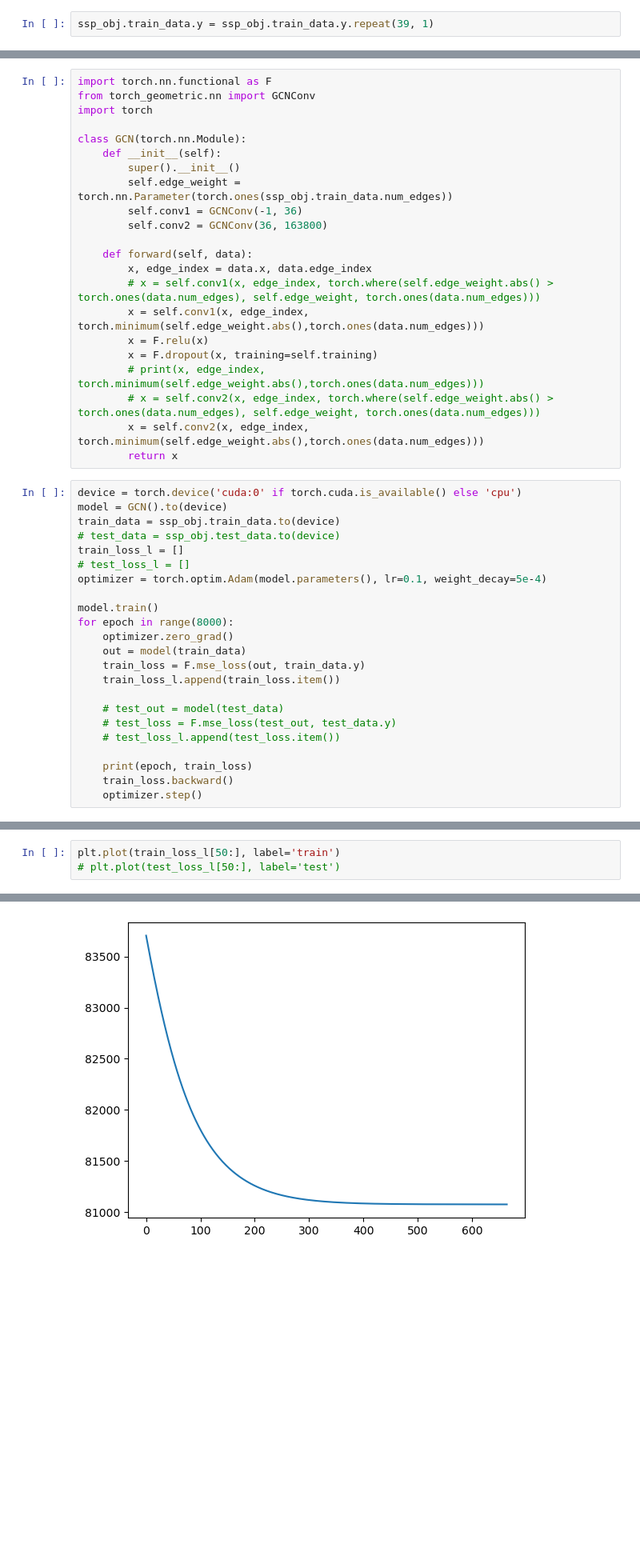
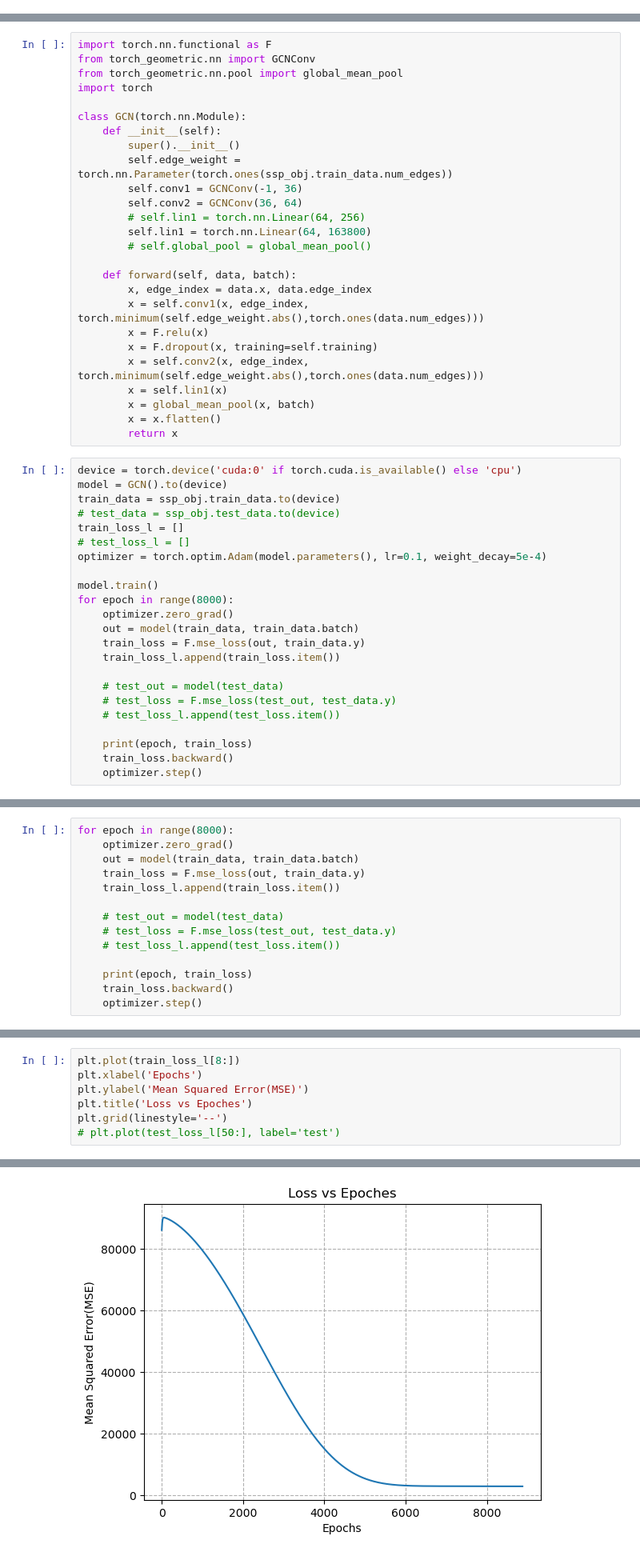
Before and after one commit to opticwiznub/Honours-Thesis, a Jupyter notebook: code/shrinkage_prior.ipynb, the cells around one changed output, grey strips where cells are left out. Shown at 80% size. Saved outputs shown, nothing was run; the diff lists cells and outputs as text; blank space fills up the shorter version.

```diff
--- a/code/shrinkage_prior.ipynb
+++ b/code/shrinkage_prior.ipynb
@@ -21,5 +22,3 @@ Data(x=[39, 163800], edge_index=[2, 1482], y=[39, 163800])
-# %%
-ssp_obj.train_data.y = ssp_obj.train_data.y.repeat(39, 1)
 # %%
 ssp_obj.train_data.y
 # %% [output]
@@ -43,6 +30,7 @@ ssp_obj.x
 # %%
 import torch.nn.functional as F
 from torch_geometric.nn import GCNConv
+from torch_geometric.nn.pool import global_mean_pool
 import torch
 
 class GCN(torch.nn.Module):
@@ -50,17 +38,20 @@ class GCN(torch.nn.Module):
         super().__init__()
         self.edge_weight = torch.nn.Parameter(torch.ones(ssp_obj.train_data.num_edges))
         self.conv1 = GCNConv(-1, 36)
-        self.conv2 = GCNConv(36, 163800)
+        self.conv2 = GCNConv(36, 64)
+        # self.lin1 = torch.nn.Linear(64, 256)
+        self.lin1 = torch.nn.Linear(64, 163800)
+        # self.global_pool = global_mean_pool()
 
-    def forward(self, data):
+    def forward(self, data, batch):
         x, edge_index = data.x, data.edge_index
-        # x = self.conv1(x, edge_index, torch.where(self.edge_weight.abs() > torch.ones(data.num_edges), self.edge_weight, torch.ones(data.num_edges)))
         x = self.conv1(x, edge_index, torch.minimum(self.edge_weight.abs(),torch.ones(data.num_edges)))
         x = F.relu(x)
         x = F.dropout(x, training=self.training)
-        # print(x, edge_index, torch.minimum(self.edge_weight.abs(),torch.ones(data.num_edges)))
-        # x = self.conv2(x, edge_index, torch.where(self.edge_weight.abs() > torch.ones(data.num_edges), self.edge_weight, torch.ones(data.num_edges)))
         x = self.conv2(x, edge_index, torch.minimum(self.edge_weight.abs(),torch.ones(data.num_edges)))
+        x = self.lin1(x)
+        x = global_mean_pool(x, batch)
+        x = x.flatten()
         return x
 # %%
 device = torch.device('cuda:0' if torch.cuda.is_available() else 'cpu')
@@ -74,7 +65,7 @@ optimizer = torch.optim.Adam(model.parameters(), lr=0.1, weight_decay=5e-4)
 model.train()
 for epoch in range(8000):
     optimizer.zero_grad()
-    out = model(train_data)
+    out = model(train_data, train_data.batch)
     train_loss = F.mse_loss(out, train_data.y)
     train_loss_l.append(train_loss.item())
 
@@ -106 +97,15 @@ for epoch in range(8000):
 KeyboardInterrupt:
+# %%
+for epoch in range(8000):
+    optimizer.zero_grad()
+    out = model(train_data, train_data.batch)
+    train_loss = F.mse_loss(out, train_data.y)
+    train_loss_l.append(train_loss.item())
+
+    # test_out = model(test_data)
+    # test_loss = F.mse_loss(test_out, test_data.y)
+    # test_loss_l.append(test_loss.item())
+
+    print(epoch, train_loss)
+    train_loss.backward()
+    optimizer.step()
@@ -132,4 +187,8 @@ train_loss = F.mse_loss(out, train_data.y)
 # %%
-plt.plot(train_loss_l[50:], label='train')
+plt.plot(train_loss_l[8:])
+plt.xlabel('Epochs')
+plt.ylabel('Mean Squared Error(MSE)')
+plt.title('Loss vs Epoches')
+plt.grid(linestyle='--')
 # plt.plot(test_loss_l[50:], label='test')
 # %% [output]
@@ -137,2 +195,2 @@ plt.plot(train_loss_l[50:], label='train')
-[figure, old version]
+[figure, new version]
 # %%
```
Also changed, not shown: parts of 29 cells of this notebook, 30 other files.
